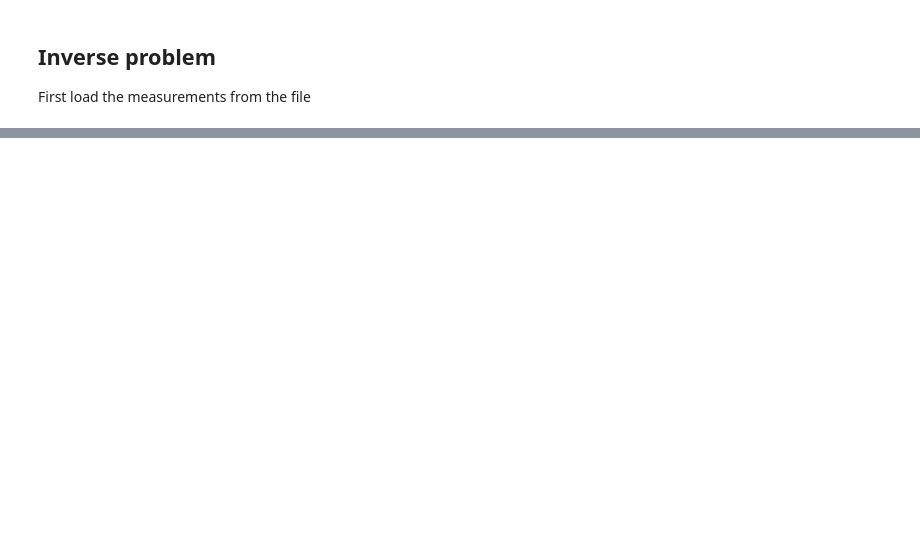
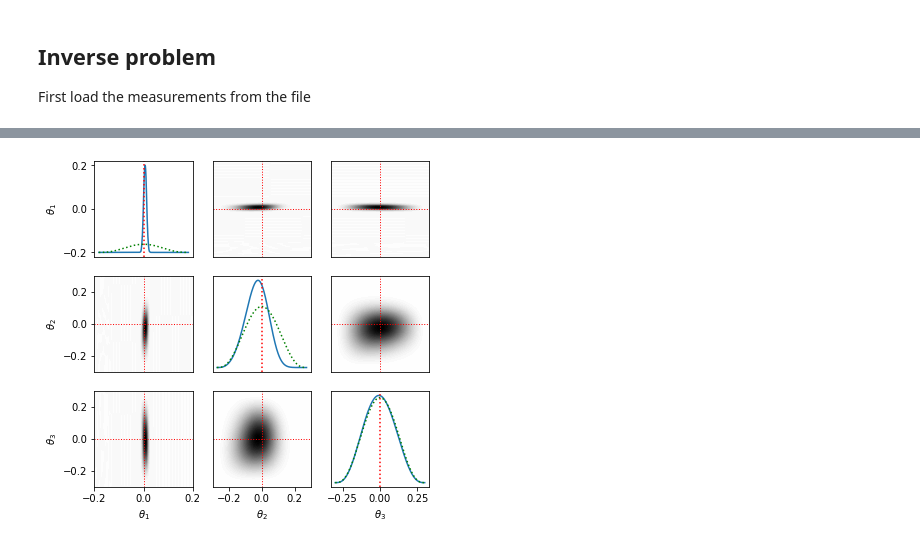
Before and after one commit to ion-g-ion/tt-iga, a Jupyter notebook: examples/waveguide_inverse.ipynb, the cells around one changed output, grey strips where cells are left out. Saved outputs shown, nothing was run; the diff lists cells and outputs as text; code cells hidden in the pictures; blank space fills up the shorter version.

```diff
--- a/examples/waveguide_inverse.ipynb
+++ b/examples/waveguide_inverse.ipynb
@@ -328,8 +373,11 @@ def likelihood_handle(params):
 
     for i in range(3):
         for j in range(3):
-            argz = tn.hstack((y1[i]+tn.zeros((params.shape[0],1)), y2[j]+tn.zeros((params.shape[0],1)) ,y3[0]+tn.zeros((params.shape[0],1)), params))
-            u = fspace(argz)
+
+            fspace_tmp = fspace[y1[i],y2[j],y3[0],:,:,:]
+            fspace_tmp.dofs = fspace_tmp.dofs.round(1e-10)
+            u = fspace_tmp(params)
+
 
 
             s = s + (u - u_noise[i,j])**2
@@ -362,13 +410,13 @@ import TTCME
 
 basis = [ TTCME.basis.BSplineBasis(64,[Basis_param[i].interval[0],Basis_param[i].interval[1]],2) for i in range (3) ]
 xs = tntt.meshgrid([tn.tensor(b.interpolation_pts[0]) for b in basis])
-Mg = tntt.rank1TT([tn.tensor(b.interpolation_pts[1]) for b in basis])
+Ms = tntt.rank1TT([tn.tensor(np.linalg.inv(b.interpolation_pts[1])) for b in basis])
 
 paramz = tn.hstack(( tn.reshape(xs[0].full(),[-1,1]) , tn.reshape(xs[1].full(),[-1,1]) , tn.reshape(xs[2].full(),[-1,1])  ))
 
 vals = tn.reshape(posterior_handle(paramz),[b.dim for b in basis])
 
-posterior_pdf = TTCME.pdfTT(basis, variable_names= ['theta1', 'theta2', 'theta3'], dofs = tntt.TT(vals,eps = 1e-12))
+posterior_pdf = TTCME.pdfTT(basis, variable_names= ['theta1', 'theta2', 'theta3'], dofs = Ms @ tntt.TT(vals,eps = 1e-12))
 # posterior_pdf = TTCME.pdfTT.interpoalte(posterior_handle, basis, variable_names=['theta1', 'theta2', 'theta3', 'theta4'])
 print(posterior_pdf)
 #
@@ -404,8 +483,8 @@ for i in range(3):
             plt.subplot(3, 3, k)
 
             theta = np.linspace(basis[i].domain[0], basis[i].domain[1],1000)
-            pr = prior_pdf.marginal([k for k in range(4) if i!=k])[theta].numpy()
-            po = posterior_pdf.marginal([k for k in range(4) if i!=k])[theta].numpy()
+            pr = prior_pdf.marginal([k for k in range(3) if i!=k])[theta].numpy()
+            po = posterior_pdf.marginal([k for k in range(3) if i!=k])[theta].numpy()
 
             plt.plot(theta,(po/np.max(po)*(np.max(theta)-np.min(theta))+np.min(theta)))
             plt.axvline(true_parameters[i],c='r',linestyle=':')
@@ -417,32 +496,34 @@ for i in range(3):
             if j<i:
                 theta1 = np.linspace(basis[j].domain[0], basis[j].domain[1], 127)
                 theta2 = np.linspace(basis[i].domain[0], basis[i].domain[1], 128)
 
                 T1, T2 = np.meshgrid(theta1, theta2)
                 po = posterior_pdf.marginal([k for k in range(4) if i!=k and j!=k])
                 po.normalize()
                 po = po[theta1,theta2].numpy().T
                 plt.contourf(T1, T2, po, cmap='gray_r', levels =64)
                 plt.axvline(true_parameters[j],c='r',linestyle=':',linewidth=1)
                 plt.axhline(true_parameters[i],c='r',linestyle=':',linewidth=1)
             else:
                 theta1 = np.linspace(basis[i].domain[0],basis[i].domain[1],127)
                 theta2 = np.linspace(basis[j].domain[0],basis[j].domain[1],128)
 
                 T1, T2 = np.meshgrid(theta1, theta2)
                 po = posterior_pdf.marginal([k for k in range(4) if i!=k and j!=k])
                 po.normalize()
                 po = po[theta1,theta2].numpy().T
                 plt.contourf(T2, T1, po, cmap='gray_r', levels =64)
                 plt.axvline(true_parameters[j],c='r',linestyle=':',linewidth=1)
                 plt.axhline(true_parameters[i],c='r',linestyle=':',linewidth=1)
 
         if i==2: plt.xlabel(r'$\theta_'+str(j+1)+'$')
         if j==0: plt.ylabel(r'$\theta_'+str(i+1)+'$')
 
         if j>0: plt.yticks([])
         if i<2: plt.xticks([])
 
 plt.savefig('wg_posterior1.pdf')
+# %% [output]
+[figure, added]
 # %%
 dofs_tt
```
Also changed, not shown: parts of 10 cells of this notebook, 10 other files.
